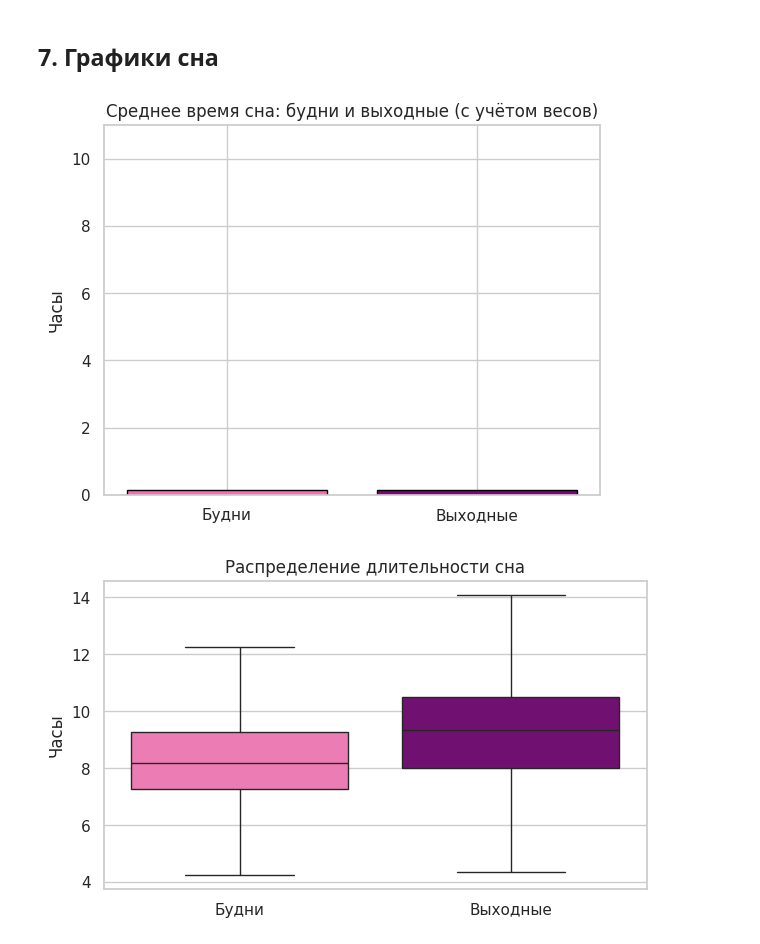
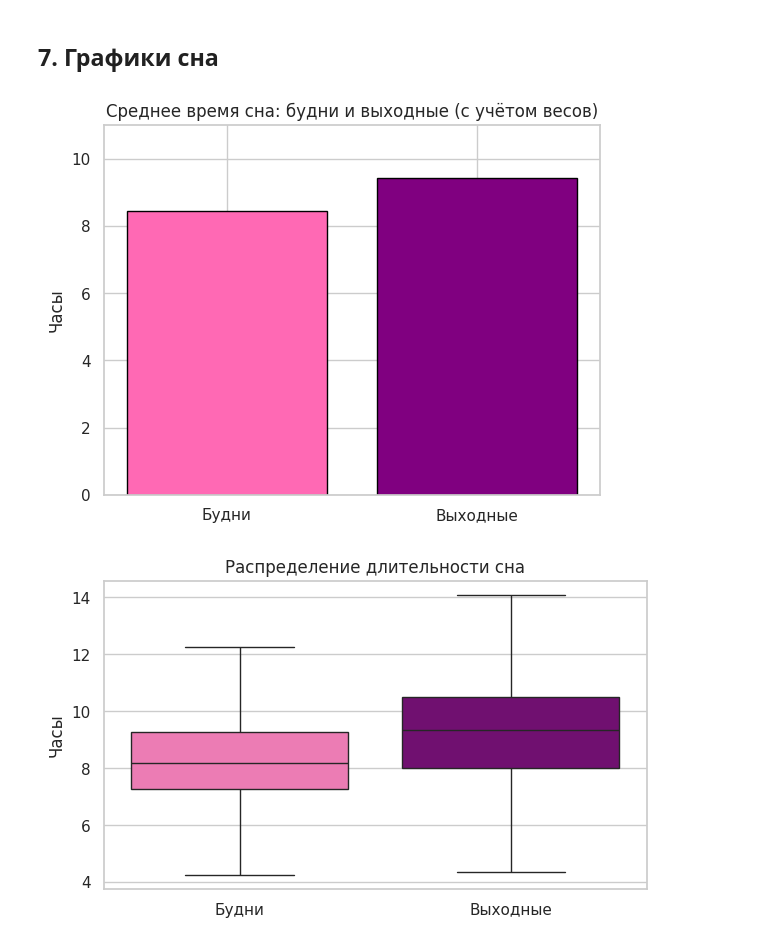
Before and after one commit to EvstafevaVeraIt-14/Processing_and_analysis_of_big_data_Task01, a Jupyter notebook: ATUS_2024_Task01_Окулова_Евстафьева.ipynb, the cells around one changed output. Drawn from its saved outputs; the diff is of its cells as text; code cells hidden in the pictures.

```diff
--- a/ATUS_2024_Task01_Окулова_Евстафьева.ipynb
+++ b/ATUS_2024_Task01_Окулова_Евстафьева.ipynb
@@ -192,14 +192,14 @@ print(f"Разница: {difference * 60:.1f} минуты (выходные м
 ## 7. Графики сна
 # %%
 colors = ['hotpink', 'purple']
-plt.bar(order, [weighted_sleep[day] / 60 for day in order],
+plt.bar(order, [weighted_sleep[day] for day in order],
         color=colors, edgecolor='black')
 plt.ylabel("Часы")
 plt.title("Среднее время сна: будни и выходные (с учётом весов)")
 plt.ylim(0, 11)
 plt.show()
 # %% [output]
-[figure, old version]
+[figure, new version]
 # %%
 plt.figure(figsize=(7, 4))
 sns.boxplot(
```
